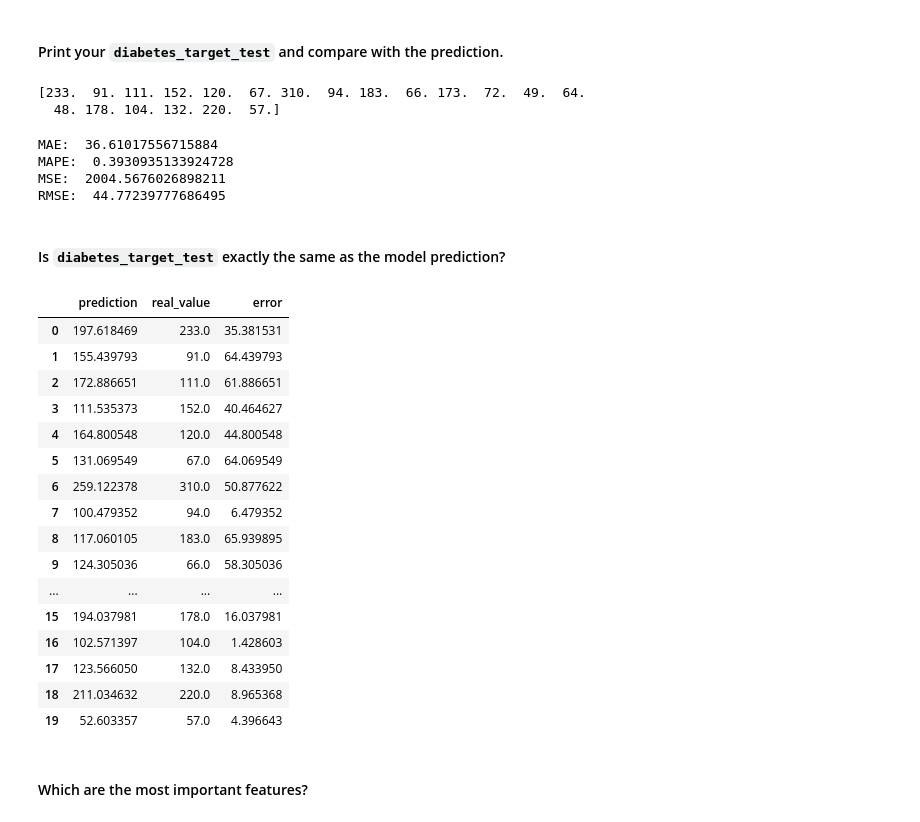
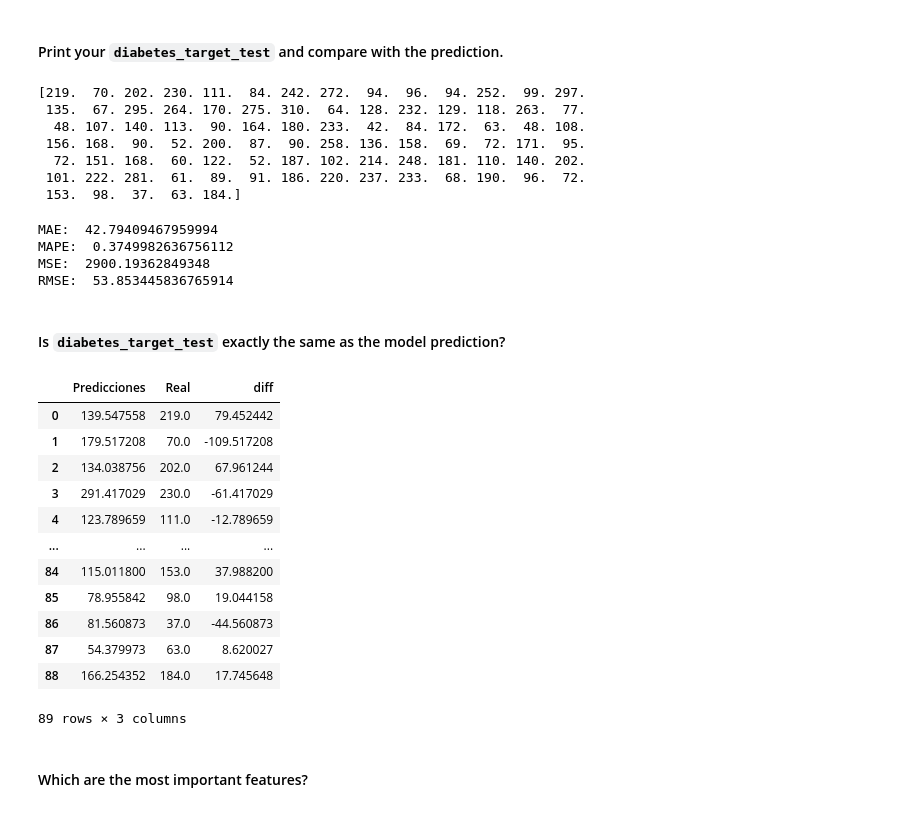
Before and after one commit to andreszaragoza/DS102024, a Jupyter notebook: 3-MachineLearning/2-Supervisado/2-RegresionLineal/Ejercicio/2 Diabetes.ipynb, the cells around one changed output. Drawn from its saved outputs; the diff is of its cells as text; code cells hidden in the pictures.

```diff
--- a/3-MachineLearning/2-Supervisado/2-RegresionLineal/Ejercicio/2 Diabetes.ipynb
+++ b/3-MachineLearning/2-Supervisado/2-RegresionLineal/Ejercicio/2 Diabetes.ipynb
@@ -127,7 +131,7 @@ from sklearn.linear_model import LinearRegression
 # %% [markdown]
 #### Create a new instance of the linear regression model and assign the new instance to the variable `diabetes_model`.
 # %%
-diabetes_model =
+diabetes_model = LinearRegression()
 # %% [markdown]
 #### Next, let's split the training and test data.
 
@@ -142,3 +146,4 @@ diabetes_target_test =
 # %%
 # Forma 2
 from sklearn.model_selection import train_test_split
+X_train, X_test, y_train, y_test = train_test_split(X, y, test_size=0.2, random_state=42)
@@ -205,7 +214,7 @@ sns.heatmap()
 # %% [markdown]
 Fit the training data and target to `diabetes_model`. Print the *intercept* and *coefficients* of the model.
 # %%
-diabetes_model.fit()
+diabetes_model.fit(X_train,y=y_train)
 # %% [output]
 LinearRegression()
 # %% [markdown]
@@ -249,4 +255,4 @@ intercept
 # %%
-predictions = diabetes_model.predict(diabetes_data_test)
+predictions = diabetes_model.predict(X_test)
 predictions
 # %% [output]
@@ -258,44 +276,46 @@ array([197.61846908, 155.43979328, 172.88665147, 111.53537279,
 # %% [markdown]
 #### Print your `diabetes_target_test` and compare with the prediction.
 # %%
-print(diabetes_target_test)
+print(y_test)
 # %% [output]
-[233.  91. 111. 152. 120.  67. 310.  94. 183.  66. 173.  72.  49.  64.
-  48. 178. 104. 132. 220.  57.]
+[219.  70. 202. 230. 111.  84. 242. 272.  94.  96.  94. 252.  99. 297.
+ 135.  67. 295. 264. 170. 275. 310.  64. 128. 232. 129. 118. 263.  77.
+  48. 107. 140. 113.  90. 164. 180. 233.  42.  84. 172.  63.  48. 108.
+ 156. 168.  90.  52. 200.  87.  90. 258. 136. 158.  69.  72. 171.  95.
+  72. 151. 168.  60. 122.  52. 187. 102. 214. 248. 181. 110. 140. 202.
+ 101. 222. 281.  61.  89.  91. 186. 220. 237. 233.  68. 190.  96.  72.
+ 153.  98.  37.  63. 184.]
 # %%
 from sklearn.metrics import mean_absolute_error, mean_absolute_percentage_error ,mean_squared_error
 
-print("MAE: ", mean_absolute_error())
-print("MAPE: ", mean_absolute_percentage_error())
-print("MSE: ", mean_squared_error())
-print("RMSE: ", np.sqrt(mean_squared_error()))
+print("MAE: ", mean_absolute_error(y_test,predictions))
+print("MAPE: ", mean_absolute_percentage_error(y_test,predictions))
+print("MSE: ", mean_squared_error(y_test, predictions))
+print("RMSE: ", np.sqrt(mean_squared_error(y_test,predictions)))
 # %% [output]
-MAE:  36.61017556715884
-MAPE:  0.3930935133924728
-MSE:  2004.5676026898211
-RMSE:  44.77239777686495
+MAE:  42.79409467959994
+MAPE:  0.3749982636756112
+MSE:  2900.19362849348
+RMSE:  53.853445836765914
 # %% [markdown]
 #### Is `diabetes_target_test` exactly the same as the model prediction?
 # %%
-df_errors = pd.DataFrame(predictions)
+df_errors = pd.DataFrame({'Predicciones':predictions,'Real':y_test})
+df_errors['diff'] =  df_errors['Real'] - df_errors['Predicciones']
 df_errors
 # %% [output]
-|  | prediction | real_value | error |
-| 0 | 197.618469 | 233.0 | 35.381531 |
-| 1 | 155.439793 | 91.0 | 64.439793 |
-| 2 | 172.886651 | 111.0 | 61.886651 |
-| 3 | 111.535373 | 152.0 | 40.464627 |
-| 4 | 164.800548 | 120.0 | 44.800548 |
-| 5 | 131.069549 | 67.0 | 64.069549 |
-| 6 | 259.122378 | 310.0 | 50.877622 |
-| 7 | 100.479352 | 94.0 | 6.479352 |
-| 8 | 117.060105 | 183.0 | 65.939895 |
-| 9 | 124.305036 | 66.0 | 58.305036 |
+|  | Predicciones | Real | diff |
+| 0 | 139.547558 | 219.0 | 79.452442 |
+| 1 | 179.517208 | 70.0 | -109.517208 |
+| 2 | 134.038756 | 202.0 | 67.961244 |
+| 3 | 291.417029 | 230.0 | -61.417029 |
+| 4 | 123.789659 | 111.0 | -12.789659 |
 | ... | ... | ... | ... |
-| 15 | 194.037981 | 178.0 | 16.037981 |
-| 16 | 102.571397 | 104.0 | 1.428603 |
-| 17 | 123.566050 | 132.0 | 8.433950 |
-| 18 | 211.034632 | 220.0 | 8.965368 |
-| 19 | 52.603357 | 57.0 | 4.396643 |
+| 84 | 115.011800 | 153.0 | 37.988200 |
+| 85 | 78.955842 | 98.0 | 19.044158 |
+| 86 | 81.560873 | 37.0 | -44.560873 |
+| 87 | 54.379973 | 63.0 | 8.620027 |
+| 88 | 166.254352 | 184.0 | 17.745648 |
+89 rows × 3 columns
 # %% [markdown]
 #### Which are the most important features?
```
Also changed, not shown: parts of 23 cells of this notebook, 4 other files.
